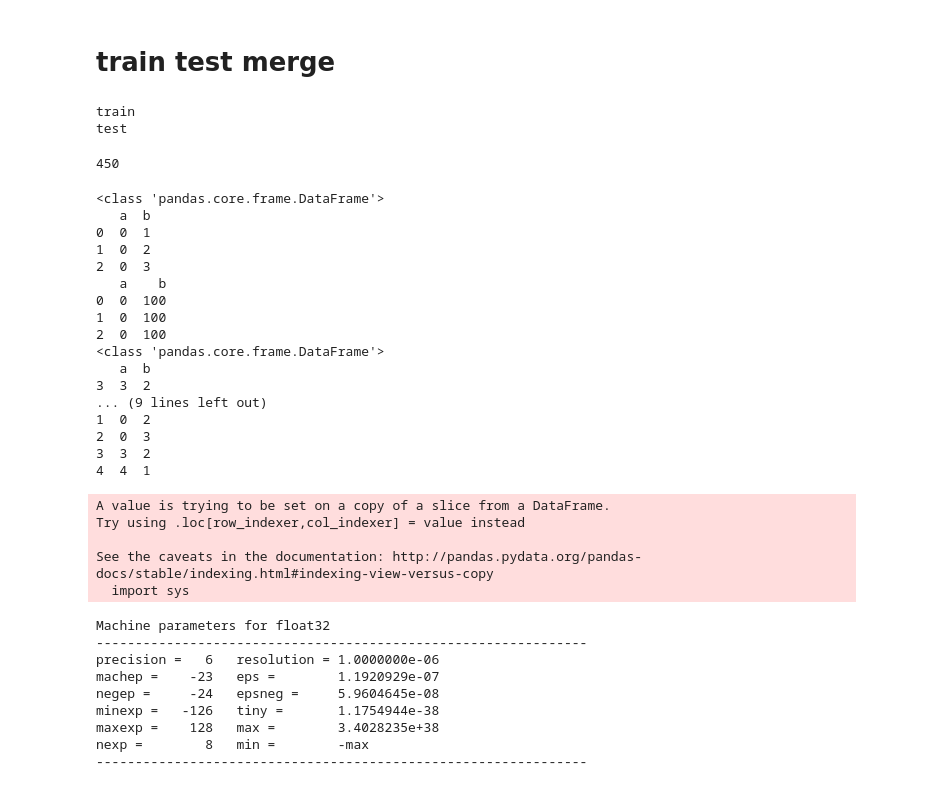
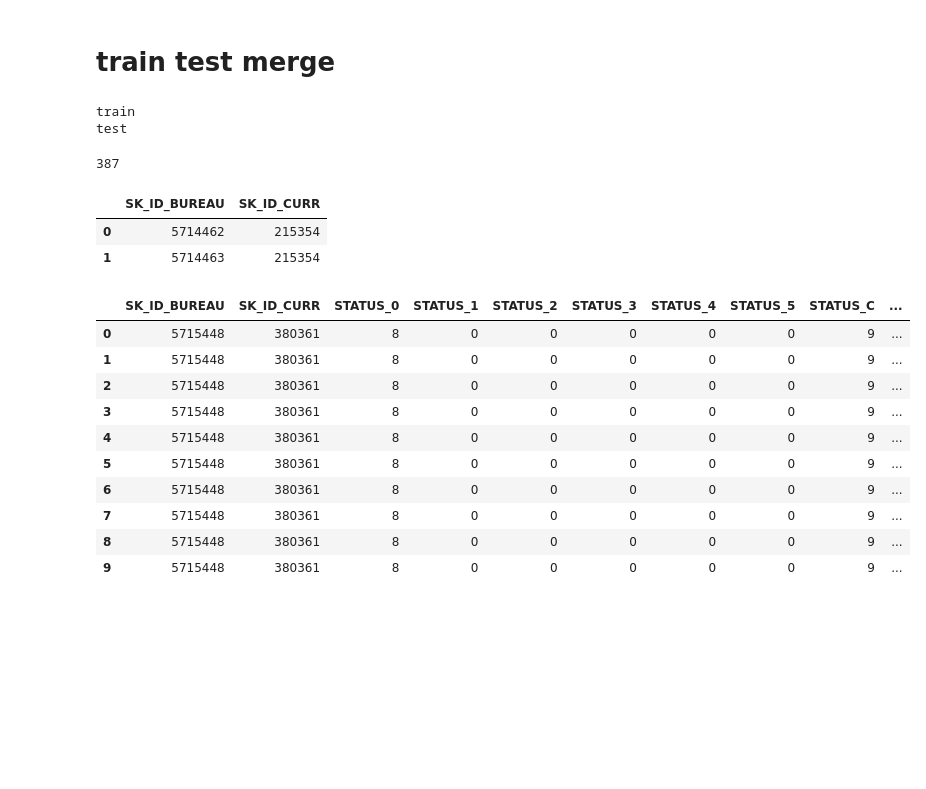
Before and after one commit to wluo-personal/AlphaBoosting, a Jupyter notebook: home_credit/haoyan/feature_engineering.ipynb, the cells around one changed output. Saved outputs shown, nothing was run; the diff lists cells and outputs as text; code cells hidden in the pictures; blank space fills up the shorter version.

```diff
--- a/home_credit/haoyan/feature_engineering.ipynb
+++ b/home_credit/haoyan/feature_engineering.ipynb
@@ -353,57 +382,34 @@ df.head(2)
 # %% [markdown]
 # train test merge
 # %%
-train.merge(df, on='SK_ID_CURR', how='left').to_pickle(PATH + 'train_cleaned.pkl')
+train.merge(df, on='SK_ID_CURR', how='left').to_pickle(PATH + 'train_cleaned_bureau.pkl')
 print('train')
-test.merge(df, on='SK_ID_CURR', how='left').to_pickle(PATH + 'test_cleaned.pkl')
+test.merge(df, on='SK_ID_CURR', how='left').to_pickle(PATH + 'test_cleaned_bureau.pkl')
 print('test')
 gc.collect()
 # %% [output]
 train
 test
-450
+387
-# %%
-import pandas as pd
-x = pd.DataFrame([[0,1],[0,2],[0,3],[3,2],[4,1]], columns=['a','b'])
-gp = x.groupby(by='a')
-for i, g in gp:
-    print(type(g))
-    print(g)
-    g['b'] = 100
-    print(g)
-print(x)
-# %% [output]
-<class 'pandas.core.frame.DataFrame'>
-   a  b
-0  0  1
-1  0  2
-2  0  3
-   a    b
-0  0  100
-1  0  100
-2  0  100
-<class 'pandas.core.frame.DataFrame'>
-   a  b
-3  3  2
-... (9 lines left out)
-1  0  2
-2  0  3
-3  3  2
-4  4  1
-A value is trying to be set on a copy of a slice from a DataFrame.
-Try using .loc[row_indexer,col_indexer] = value instead
-
-See the caveats in the documentation: http://pandas.pydata.org/pandas-docs/stable/indexing.html#indexing-view-versus-copy
-  import sys
-# %%
-print(np.finfo(np.float32))
-# %% [output]
-Machine parameters for float32
----------------------------------------------------------------
-precision =   6   resolution = 1.0000000e-06
-machep =    -23   eps =        1.1920929e-07
-negep =     -24   epsneg =     5.9604645e-08
-minexp =   -126   tiny =       1.1754944e-38
-maxexp =    128   max =        3.4028235e+38
-nexp =        8   min =        -max
----------------------------------------------------------------
+# %%
+tmp_bureau = bureau[['SK_ID_BUREAU','SK_ID_CURR']]
+tmp_bureau.head(2)
+# %% [output]
+|  | SK_ID_BUREAU | SK_ID_CURR |
+| 0 | 5714462 | 215354 |
+| 1 | 5714463 | 215354 |
+# %%
+tmp_bureau = tmp_bureau.merge(split_categorical_feature(bb, 'SK_ID_BUREAU', 'STATUS'))
+tmp_bureau.head(10)
+# %% [output]
+|  | SK_ID_BUREAU | SK_ID_CURR | STATUS_0 | STATUS_1 | STATUS_2 | STATUS_3 | STATUS_4 | STATUS_5 | STATUS_C | ... |
+| 0 | 5715448 | 380361 | 8 | 0 | 0 | 0 | 0 | 0 | 9 | ... |
+| 1 | 5715448 | 380361 | 8 | 0 | 0 | 0 | 0 | 0 | 9 | ... |
+| 2 | 5715448 | 380361 | 8 | 0 | 0 | 0 | 0 | 0 | 9 | ... |
+| 3 | 5715448 | 380361 | 8 | 0 | 0 | 0 | 0 | 0 | 9 | ... |
+| 4 | 5715448 | 380361 | 8 | 0 | 0 | 0 | 0 | 0 | 9 | ... |
+| 5 | 5715448 | 380361 | 8 | 0 | 0 | 0 | 0 | 0 | 9 | ... |
+| 6 | 5715448 | 380361 | 8 | 0 | 0 | 0 | 0 | 0 | 9 | ... |
+| 7 | 5715448 | 380361 | 8 | 0 | 0 | 0 | 0 | 0 | 9 | ... |
+| 8 | 5715448 | 380361 | 8 | 0 | 0 | 0 | 0 | 0 | 9 | ... |
+| 9 | 5715448 | 380361 | 8 | 0 | 0 | 0 | 0 | 0 | 9 | ... |
```
Also changed, not shown: parts of 12 cells of this notebook, 3 other files.
